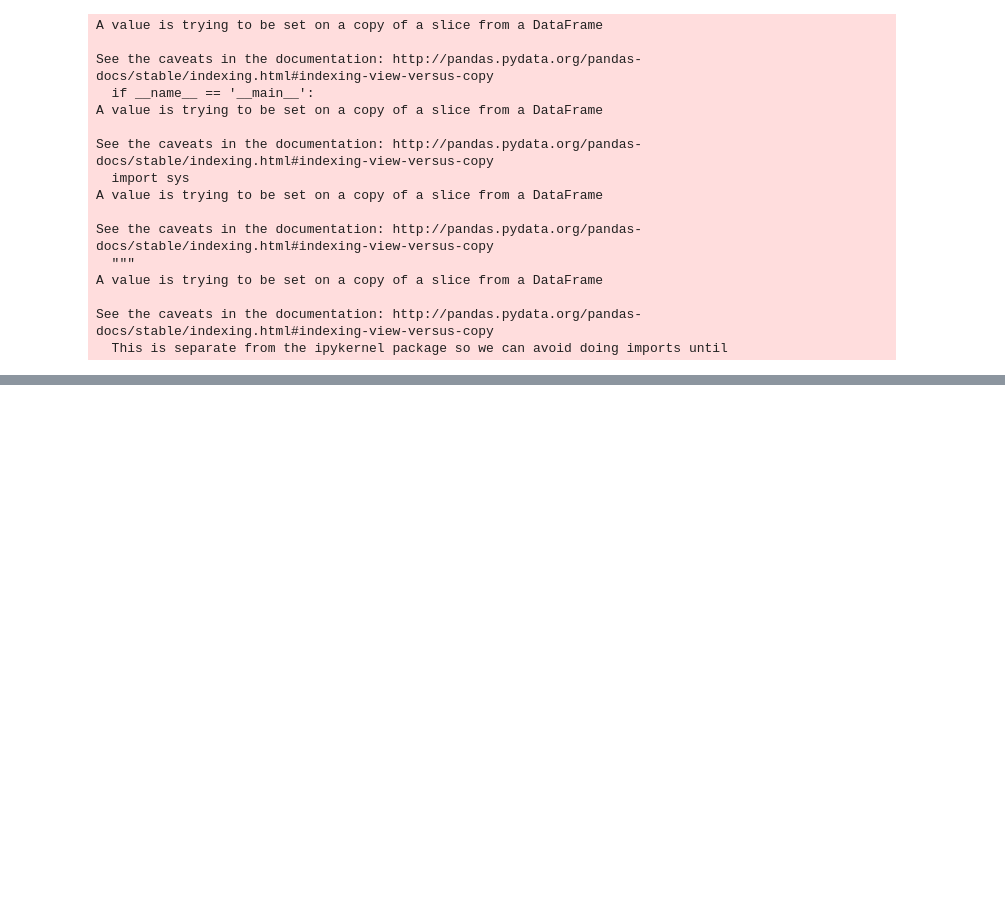
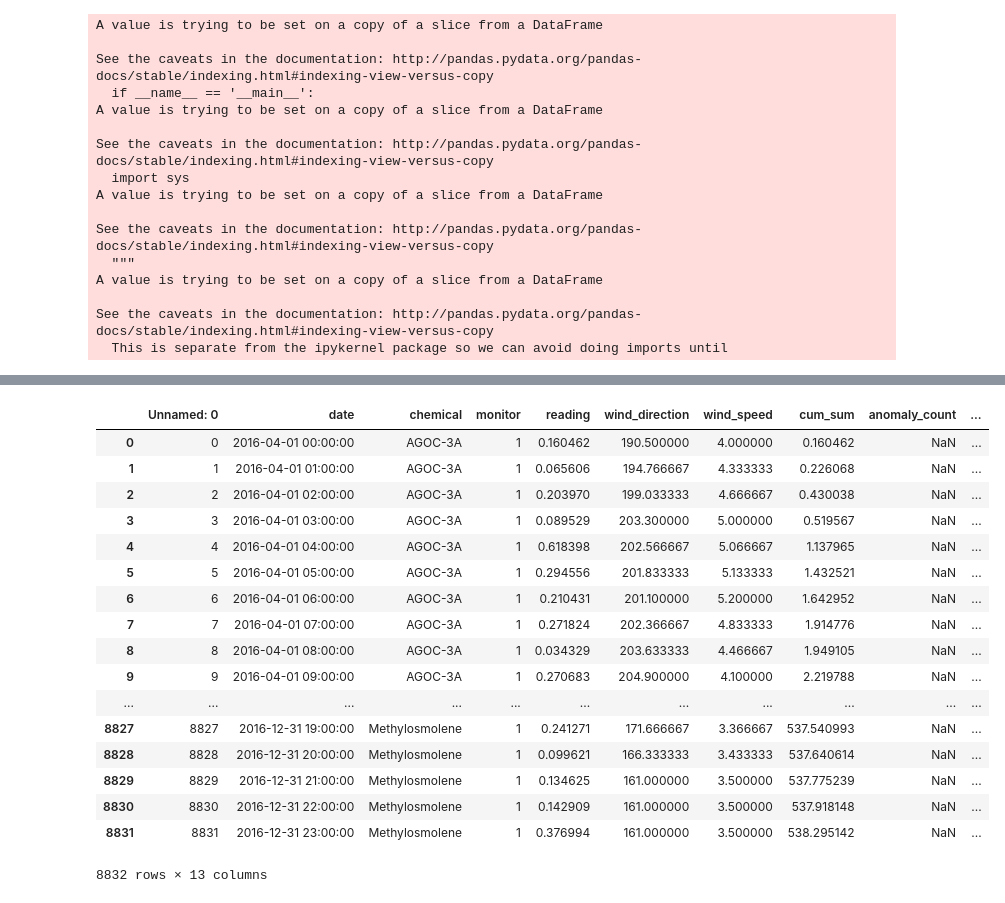
Before and after one commit to AshishSanthaKumar/VAST-Challenge-2017-D3-Js, a Jupyter notebook: MC2Data/heatmap_processing.ipynb, the cells around one changed output, grey strips where cells are left out. Drawn from its saved outputs; the diff is of its cells as text; code cells hidden in the pictures; blank space fills up the shorter version.

```diff
--- a/MC2Data/heatmap_processing.ipynb
+++ b/MC2Data/heatmap_processing.ipynb
@@ -188,3 +210,26 @@ final
 96 rows × 3 columns
 # %%
 final.to_csv('sensor_1_heatmap.tsv', sep = '\t', index = False)
+# %%
+sensor_1 = pd.read_csv('sensor_1_new.csv')
+# %%
+sensor_1
+# %% [output]
+|  | Unnamed: 0 | date | chemical | monitor | reading | wind_direction | wind_speed | cum_sum | anomaly_count | ... |
+| 0 | 0 | 2016-04-01 00:00:00 | AGOC-3A | 1 | 0.160462 | 190.500000 | 4.000000 | 0.160462 | NaN | ... |
+| 1 | 1 | 2016-04-01 01:00:00 | AGOC-3A | 1 | 0.065606 | 194.766667 | 4.333333 | 0.226068 | NaN | ... |
+| 2 | 2 | 2016-04-01 02:00:00 | AGOC-3A | 1 | 0.203970 | 199.033333 | 4.666667 | 0.430038 | NaN | ... |
+| 3 | 3 | 2016-04-01 03:00:00 | AGOC-3A | 1 | 0.089529 | 203.300000 | 5.000000 | 0.519567 | NaN | ... |
+| 4 | 4 | 2016-04-01 04:00:00 | AGOC-3A | 1 | 0.618398 | 202.566667 | 5.066667 | 1.137965 | NaN | ... |
+| 5 | 5 | 2016-04-01 05:00:00 | AGOC-3A | 1 | 0.294556 | 201.833333 | 5.133333 | 1.432521 | NaN | ... |
+| 6 | 6 | 2016-04-01 06:00:00 | AGOC-3A | 1 | 0.210431 | 201.100000 | 5.200000 | 1.642952 | NaN | ... |
+| 7 | 7 | 2016-04-01 07:00:00 | AGOC-3A | 1 | 0.271824 | 202.366667 | 4.833333 | 1.914776 | NaN | ... |
+| 8 | 8 | 2016-04-01 08:00:00 | AGOC-3A | 1 | 0.034329 | 203.633333 | 4.466667 | 1.949105 | NaN | ... |
+| 9 | 9 | 2016-04-01 09:00:00 | AGOC-3A | 1 | 0.270683 | 204.900000 | 4.100000 | 2.219788 | NaN | ... |
+| ... | ... | ... | ... | ... | ... | ... | ... | ... | ... | ... |
+| 8827 | 8827 | 2016-12-31 19:00:00 | Methylosmolene | 1 | 0.241271 | 171.666667 | 3.366667 | 537.540993 | NaN | ... |
+| 8828 | 8828 | 2016-12-31 20:00:00 | Methylosmolene | 1 | 0.099621 | 166.333333 | 3.433333 | 537.640614 | NaN | ... |
+| 8829 | 8829 | 2016-12-31 21:00:00 | Methylosmolene | 1 | 0.134625 | 161.000000 | 3.500000 | 537.775239 | NaN | ... |
+| 8830 | 8830 | 2016-12-31 22:00:00 | Methylosmolene | 1 | 0.142909 | 161.000000 | 3.500000 | 537.918148 | NaN | ... |
+| 8831 | 8831 | 2016-12-31 23:00:00 | Methylosmolene | 1 | 0.376994 | 161.000000 | 3.500000 | 538.295142 | NaN | ... |
+8832 rows × 13 columns
```
Also changed, not shown: parts of 18 cells of this notebook.
